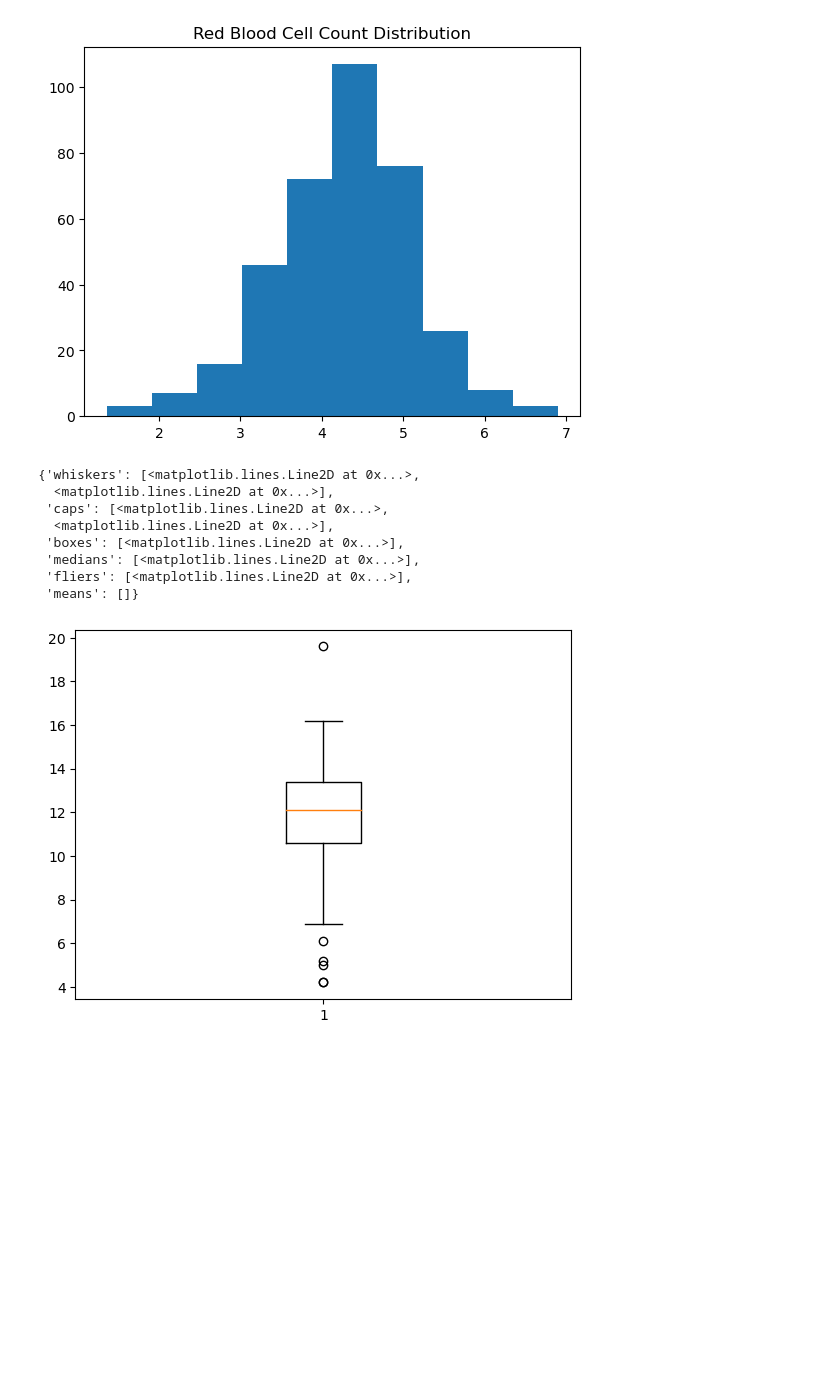
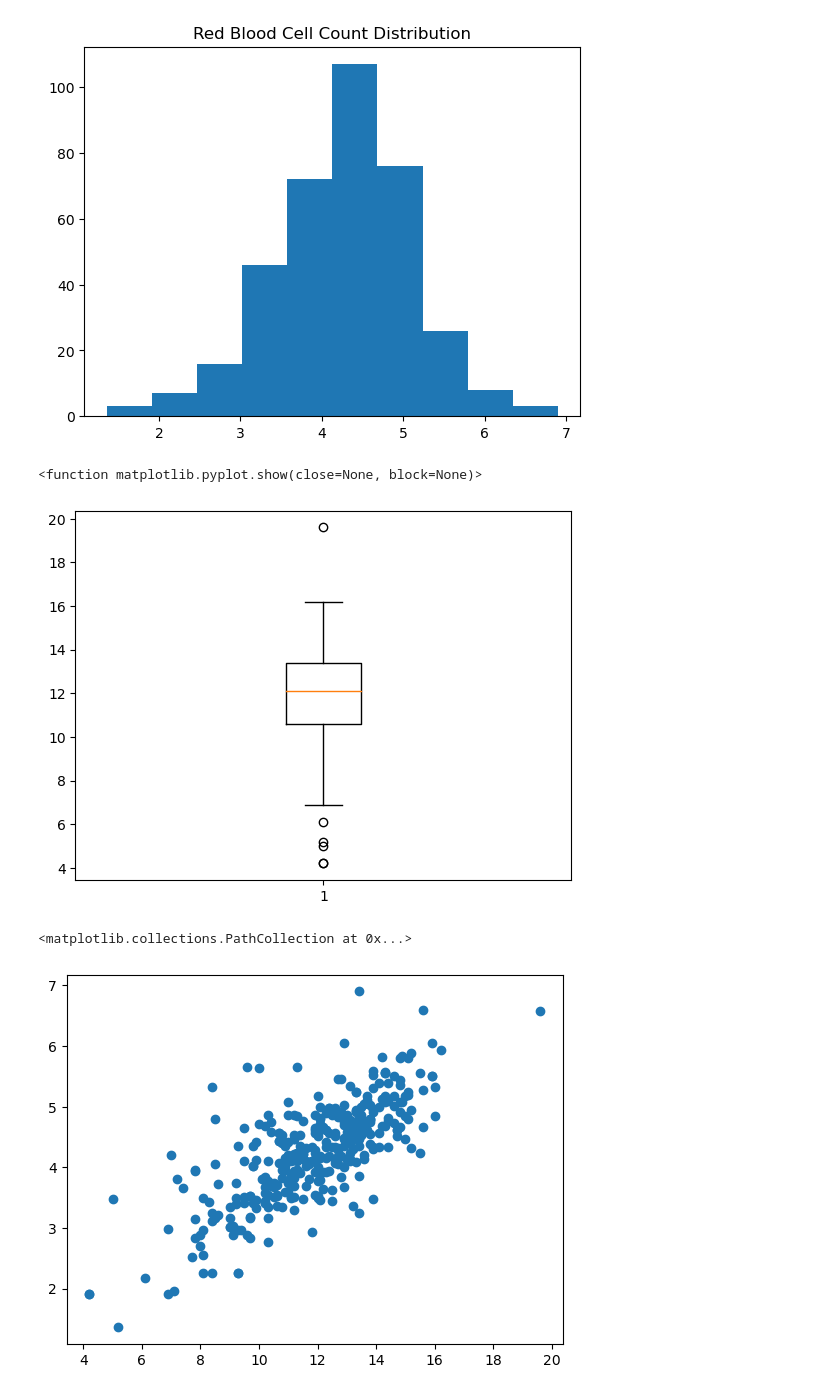
Before and after one commit to Perception-ui/AnemiaPredictor, a Jupyter notebook: Notebook.ipynb, the cells around one changed output. Saved outputs shown, nothing was run; the diff lists cells and outputs as text; code cells hidden in the pictures; blank space fills up the shorter version.

```diff
--- a/Notebook.ipynb
+++ b/Notebook.ipynb
@@ -201,15 +201,17 @@ plt.show
 <function matplotlib.pyplot.show(close=None, block=None)>
 [figure]
 # %%
-#Checking outliers
+# Distribution plots "continued"
 plt.boxplot(df['Hemoglobin'])
+plt.show
 # %% [output]
-{'whiskers': [<matplotlib.lines.Line2D at 0x...>,
-  <matplotlib.lines.Line2D at 0x...>],
- 'caps': [<matplotlib.lines.Line2D at 0x...>,
-  <matplotlib.lines.Line2D at 0x...>],
- 'boxes': [<matplotlib.lines.Line2D at 0x...>],
- 'medians': [<matplotlib.lines.Line2D at 0x...>],
- 'fliers': [<matplotlib.lines.Line2D at 0x...>],
- 'means': []}
+<function matplotlib.pyplot.show(close=None, block=None)>
 [figure]
+# %%
+# Bivariate analysis
+
+# Scatterplot
+plt.scatter(df['Hemoglobin'], df['Red Blood Cell count'])
+# %% [output]
+<matplotlib.collections.PathCollection at 0x...>
+[figure, added]
```
Also changed, not shown: parts of 4 cells of this notebook.
